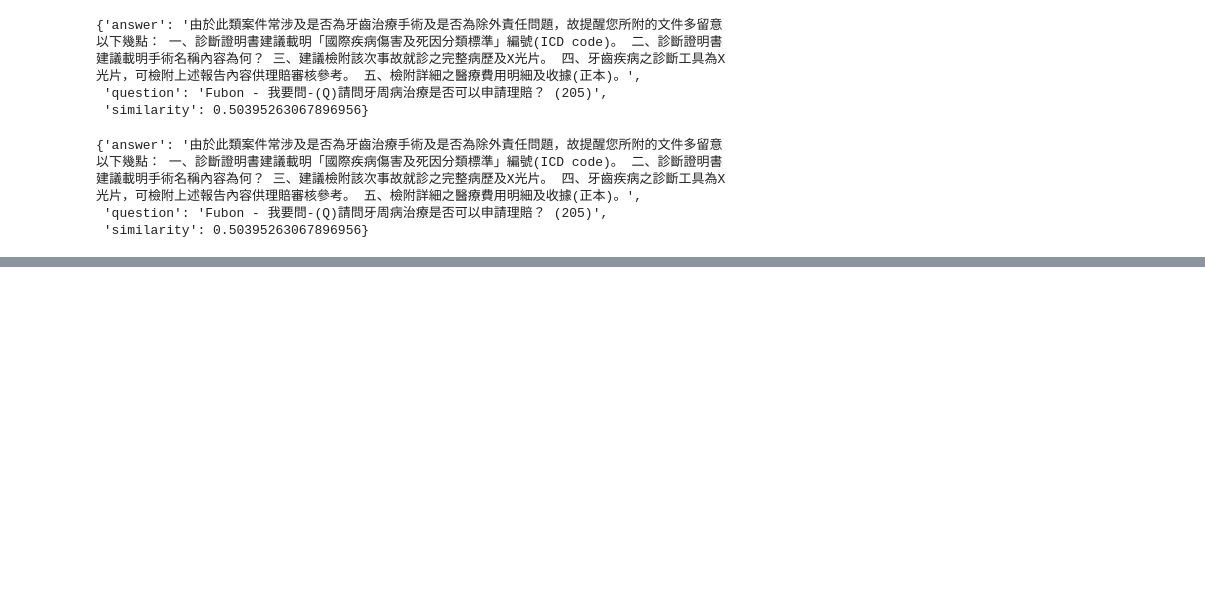
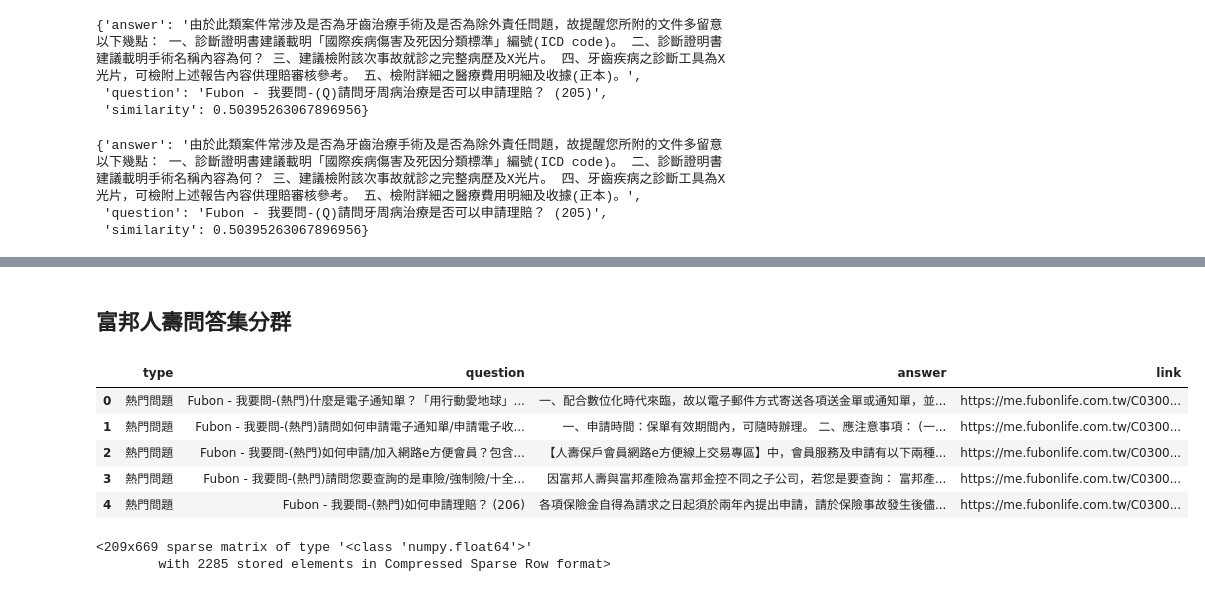
Before and after one commit to ywchiu/fuboni, a Jupyter notebook: Demo20171214.ipynb, the cells around one changed output, grey strips where cells are left out. Saved outputs shown, nothing was run; the diff lists cells and outputs as text; code cells hidden in the pictures; blank space fills up the shorter version.

```diff
--- a/Demo20171214.ipynb
+++ b/Demo20171214.ipynb
@@ -492,0 +722,14 @@ speak(getSimiliarAnswer(qa_df,listenToMe(), 0.5)['answer'])
+# %% [markdown]
+## 富邦人壽問答集分群
+# %%
+import pandas
+qa_df = pandas.read_excel('fuboneqa.xlsx')
+# %%
+qa_df.head()
+# %% [output]
+|  | type | question | answer | link |
+| 0 | 熱門問題 | Fubon - 我要問-(熱門)什麼是電子通知單？「用行動愛地球」... | 一、配合數位化時代來臨，故以電子郵件方式寄送各項送金單或通知單，並... | https://me.fubonlife.com.tw/C0300... |
+| 1 | 熱門問題 | Fubon - 我要問-(熱門)請問如何申請電子通知單/申請電子收... | 一、申請時間：保單有效期間內，可隨時辦理。 二、應注意事項： (一... | https://me.fubonlife.com.tw/C0300... |
+| 2 | 熱門問題 | Fubon - 我要問-(熱門)如何申請/加入網路e方便會員？包含... | 【人壽保戶會員網路e方便線上交易專區】中，會員服務及申請有以下兩種... | https://me.fubonlife.com.tw/C0300... |
+| 3 | 熱門問題 | Fubon - 我要問-(熱門)請問您要查詢的是車險/強制險/十全... | 因富邦人壽與富邦產險為富邦金控不同之子公司，若您是要查詢： 富邦產... | https://me.fubonlife.com.tw/C0300... |
+| 4 | 熱門問題 | Fubon - 我要問-(熱門)如何申請理賠？ (206) | 各項保險金自得為請求之日起須於兩年內提出申請，請於保險事故發生後儘... | https://me.fubonlife.com.tw/C0300... |
@@ -492,0 +744,8 @@ speak(getSimiliarAnswer(qa_df,listenToMe(), 0.5)['answer'])
+# %%
+from sklearn.feature_extraction.text import TfidfVectorizer
+vectorizer = TfidfVectorizer()
+X = vectorizer.fit_transform(corpus)
+X
+# %% [output]
+<209x669 sparse matrix of type '<class 'numpy.float64'>'
+        with 2285 stored elements in Compressed Sparse Row format>
```
Also changed, not shown: parts of 42 cells of this notebook.
